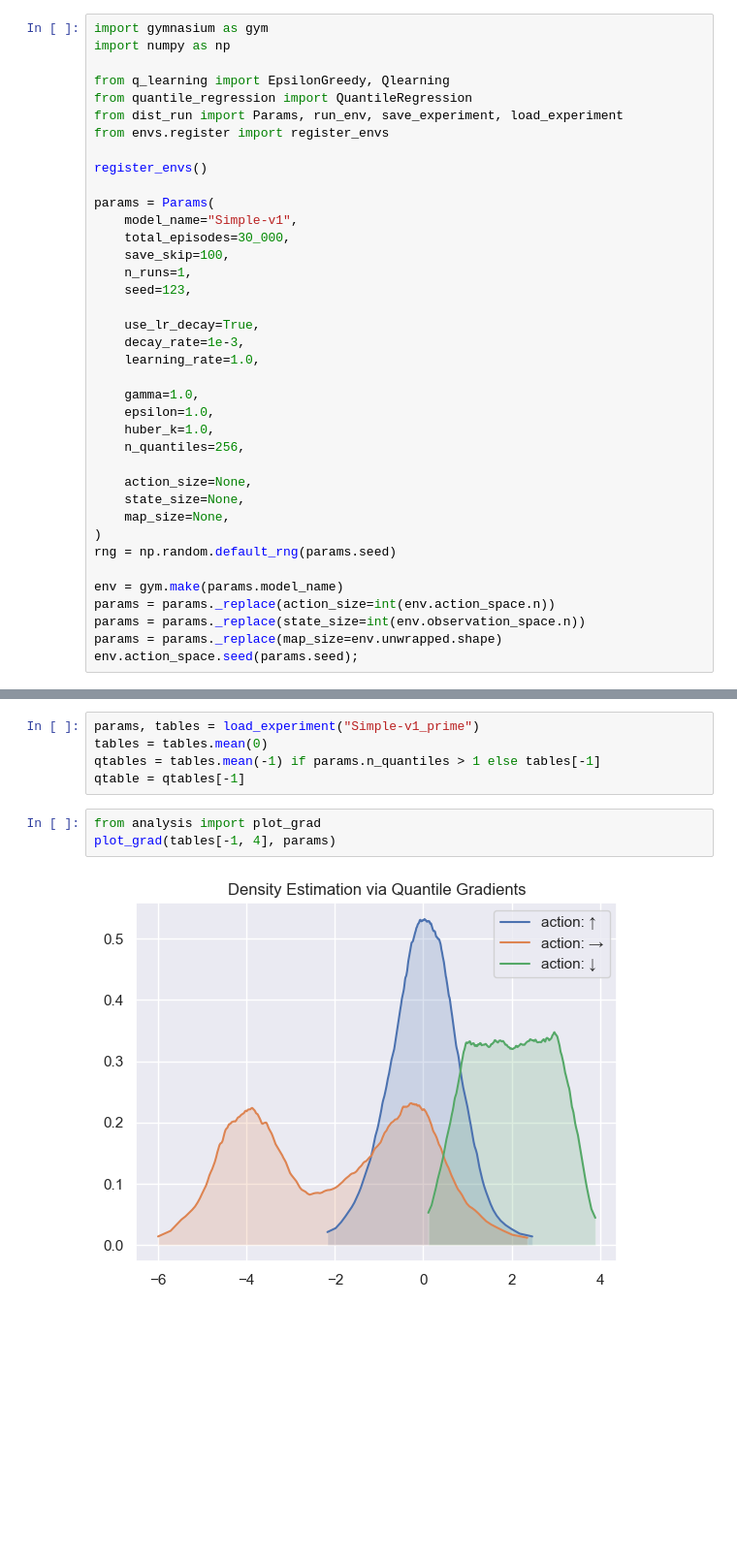
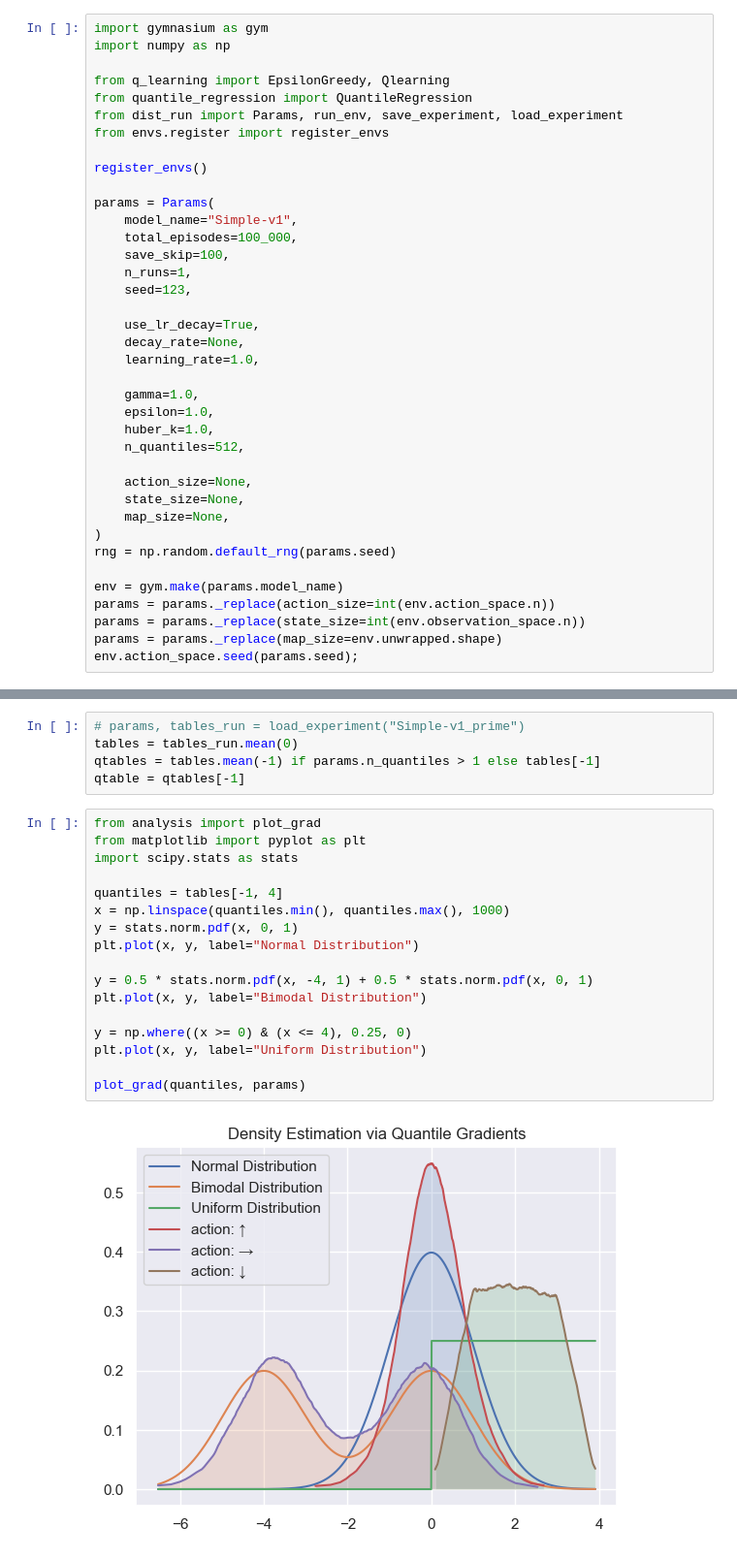
Before and after one commit to AlecHero/QuantileRegressionProject, a Jupyter notebook: tabular qr simple.ipynb, the cells around one changed output, grey strips where cells are left out. Shown at 97% size. Drawn from its saved outputs; the diff is of its cells as text; blank space fills up the shorter version.

```diff
--- a/tabular qr simple.ipynb
+++ b/tabular qr simple.ipynb
@@ -11,19 +11,19 @@ register_envs()
 
 params = Params(
     model_name="Simple-v1",
-    total_episodes=30_000,
+    total_episodes=100_000,
     save_skip=100,
     n_runs=1,
     seed=123,
 
     use_lr_decay=True,
-    decay_rate=1e-3,
+    decay_rate=None,
     learning_rate=1.0,
 
     gamma=1.0,
     epsilon=1.0,
     huber_k=1.0,
-    n_quantiles=256,
+    n_quantiles=512,
 
     action_size=None,
     state_size=None,
@@ -46,10 +44,24 @@ KeyboardInterrupt:
 # %%
-params, tables = load_experiment("Simple-v1_prime")
-tables = tables.mean(0)
+# params, tables_run = load_experiment("Simple-v1_prime")
+tables = tables_run.mean(0)
 qtables = tables.mean(-1) if params.n_quantiles > 1 else tables[-1]
 qtable = qtables[-1]
 # %%
 from analysis import plot_grad
-plot_grad(tables[-1, 4], params)
+from matplotlib import pyplot as plt
+import scipy.stats as stats
+
+quantiles = tables[-1, 4]
+x = np.linspace(quantiles.min(), quantiles.max(), 1000)
+y = stats.norm.pdf(x, 0, 1)
+plt.plot(x, y, label="Normal Distribution")
+
+y = 0.5 * stats.norm.pdf(x, -4, 1) + 0.5 * stats.norm.pdf(x, 0, 1)
+plt.plot(x, y, label="Bimodal Distribution")
+
+y = np.where((x >= 0) & (x <= 4), 0.25, 0)
+plt.plot(x, y, label="Uniform Distribution")
+
+plot_grad(quantiles, params)
 # %% [output]
-[figure, old version]
+[figure, new version]
```
Also changed, not shown: parts of 3 cells of this notebook, 12 other files.
